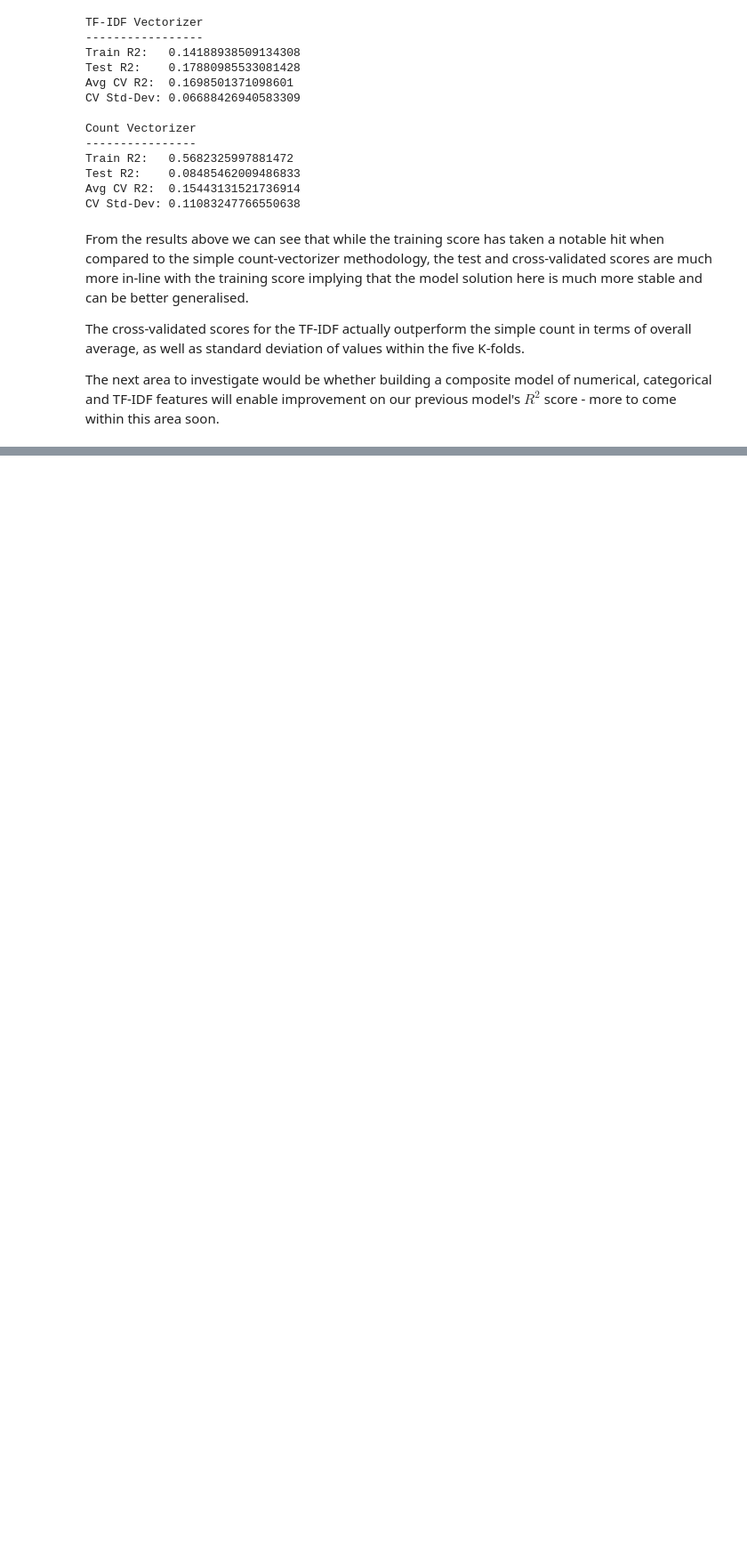
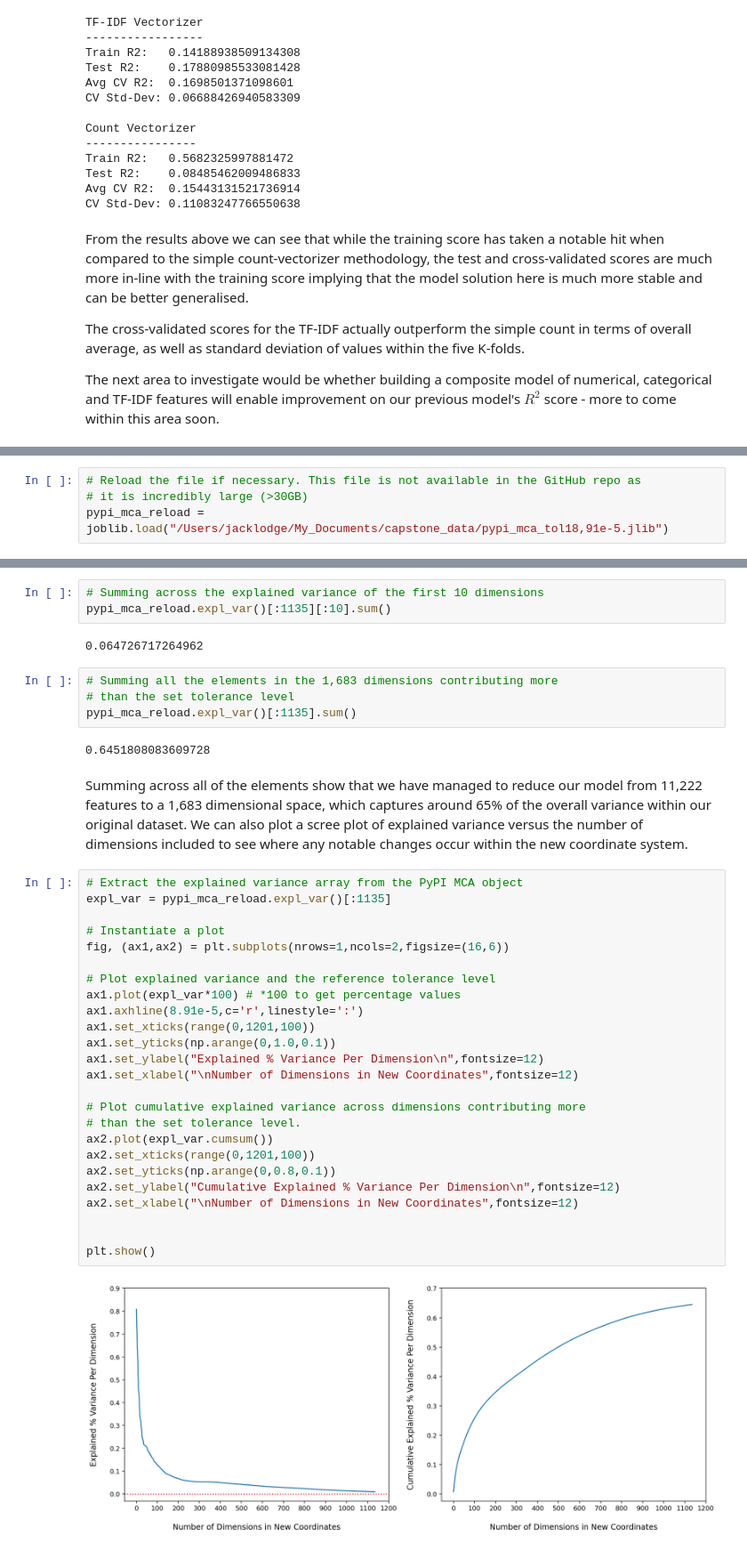
Before and after one commit to jelodge/GeneralAssemblyCapstone, a Jupyter notebook: Predicting_Wine_Prices.ipynb, the cells around one changed output, grey strips where cells are left out. Shown at 89% size. Cells and saved outputs as stored; diff of their text form; blank space fills up the shorter version.

```diff
--- a/Predicting_Wine_Prices.ipynb
+++ b/Predicting_Wine_Prices.ipynb
@@ -2488,0 +2521,4 @@ The next area to investigate would be whether building a composite model of nume
+# %%
+# Reload the file if necessary. This file is not available in the GitHub repo as
+# it is incredibly large (>30GB)
+pypi_mca_reload = joblib.load("/Users/jacklodge/My_Documents/capstone_data/pypi_mca_tol18,91e-5.jlib")
@@ -2488,0 +2564,40 @@ The next area to investigate would be whether building a composite model of nume
+# %%
+# Summing across the explained variance of the first 10 dimensions
+pypi_mca_reload.expl_var()[:1135][:10].sum()
+# %% [output]
+0.064726717264962
+# %%
+# Summing all the elements in the 1,683 dimensions contributing more
+# than the set tolerance level
+pypi_mca_reload.expl_var()[:1135].sum()
+# %% [output]
+0.6451808083609728
+# %% [markdown]
+Summing across all of the elements show that we have managed to reduce our model from 11,222 features to a 1,683 dimensional space, which captures around 65% of the overall variance within our original dataset. We can also plot a scree plot of explained variance versus the number of dimensions included to see where any notable changes occur within the new coordinate system.
+# %%
+# Extract the explained variance array from the PyPI MCA object
+expl_var = pypi_mca_reload.expl_var()[:1135]
+
+# Instantiate a plot
+fig, (ax1,ax2) = plt.subplots(nrows=1,ncols=2,figsize=(16,6))
+
+# Plot explained variance and the reference tolerance level
+ax1.plot(expl_var*100) # *100 to get percentage values
+ax1.axhline(8.91e-5,c='r',linestyle=':')
+ax1.set_xticks(range(0,1201,100))
+ax1.set_yticks(np.arange(0,1.0,0.1))
+ax1.set_ylabel("Explained % Variance Per Dimension\n",fontsize=12)
+ax1.set_xlabel("\nNumber of Dimensions in New Coordinates",fontsize=12)
+
+# Plot cumulative explained variance across dimensions contributing more
+# than the set tolerance level.
+ax2.plot(expl_var.cumsum())
+ax2.set_xticks(range(0,1201,100))
+ax2.set_yticks(np.arange(0,0.8,0.1))
+ax2.set_ylabel("Cumulative Explained % Variance Per Dimension\n",fontsize=12)
+ax2.set_xlabel("\nNumber of Dimensions in New Coordinates",fontsize=12)
+
+
+plt.show()
+# %% [output]
+[figure, added]
```
Also changed, not shown: parts of 11 cells of this notebook.
